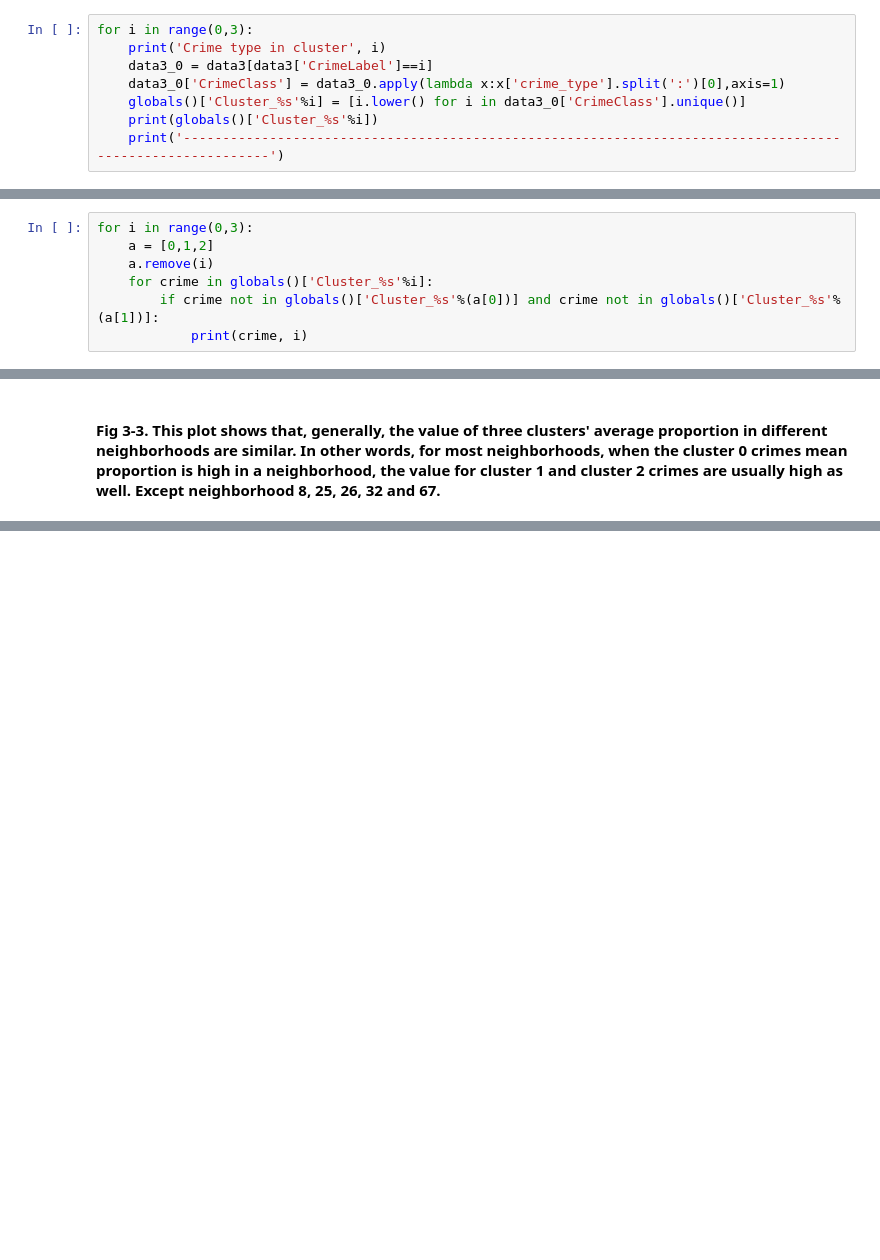
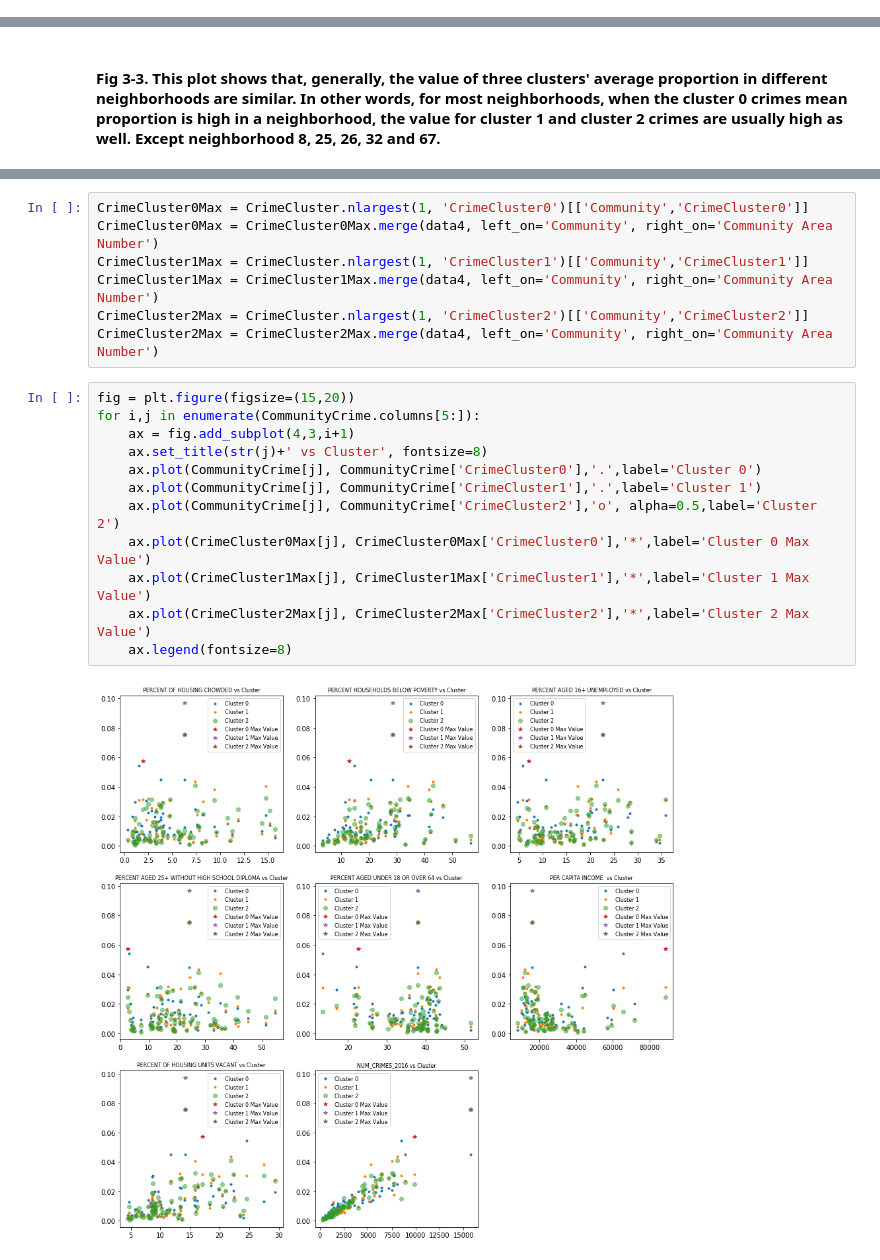
Before and after one commit to Mingyi1995/machine_learning_for_cities, a Jupyter notebook: HW3/MLC HW 3.ipynb, the cells around one changed output, grey strips where cells are left out. Cells and saved outputs as stored; diff of their text form; blank space fills up the shorter version.

```diff
--- a/HW3/MLC HW 3.ipynb
+++ b/HW3/MLC HW 3.ipynb
@@ -212,10 +208,2 @@ Text(0.5, 1.0, "Each Cluster's Mean Value for Hour of Day  Figure 3-1")
 # %% [markdown]
 #### Fig 3-1. In this plot, we can tell that the mean crime proportion of cluster 1 and cluster 2 in 24 hour of a day are relatively more stable than cluster 0. For cluster 0, there are three obvious peaks: two high peaks in 9:00 am and 12:00 pm and start to decrease, and one low peak value in 11:00 am. For cluster 1 and cluster 2, there is no dramaticly increase or decrease.
-# %%
-for i in range(0,3):
-    print('Crime type in cluster', i)
-    data3_0 = data3[data3['CrimeLabel']==i]
-    data3_0['CrimeClass'] = data3_0.apply(lambda x:x['crime_type'].split(':')[0],axis=1)
-    globals()['Cluster_%s'%i] = [i.lower() for i in data3_0['CrimeClass'].unique()]
-    print(globals()['Cluster_%s'%i])
-    print('----------------------------------------------------------------------------------------------------------')
@@ -232,7 +209,0 @@ Crime type in cluster 2
-# %%
-for i in range(0,3):
-    a = [0,1,2]
-    a.remove(i)
-    for crime in globals()['Cluster_%s'%i]:
-        if crime not in globals()['Cluster_%s'%(a[0])] and crime not in globals()['Cluster_%s'%(a[1])]:
-            print(crime, i)
@@ -282,0 +294,21 @@ Text(0.5, 1.0, "Each Cluster's Mean Value for Different Neighborhoods  Figure 3-
+# %%
+CrimeCluster0Max = CrimeCluster.nlargest(1, 'CrimeCluster0')[['Community','CrimeCluster0']]
+CrimeCluster0Max = CrimeCluster0Max.merge(data4, left_on='Community', right_on='Community Area Number')
+CrimeCluster1Max = CrimeCluster.nlargest(1, 'CrimeCluster1')[['Community','CrimeCluster1']]
+CrimeCluster1Max = CrimeCluster1Max.merge(data4, left_on='Community', right_on='Community Area Number')
+CrimeCluster2Max = CrimeCluster.nlargest(1, 'CrimeCluster2')[['Community','CrimeCluster2']]
+CrimeCluster2Max = CrimeCluster2Max.merge(data4, left_on='Community', right_on='Community Area Number')
+# %%
+fig = plt.figure(figsize=(15,20))
+for i,j in enumerate(CommunityCrime.columns[5:]):
+    ax = fig.add_subplot(4,3,i+1)
+    ax.set_title(str(j)+' vs Cluster', fontsize=8)
+    ax.plot(CommunityCrime[j], CommunityCrime['CrimeCluster0'],'.',label='Cluster 0')
+    ax.plot(CommunityCrime[j], CommunityCrime['CrimeCluster1'],'.',label='Cluster 1')
+    ax.plot(CommunityCrime[j], CommunityCrime['CrimeCluster2'],'o', alpha=0.5,label='Cluster 2')
+    ax.plot(CrimeCluster0Max[j], CrimeCluster0Max['CrimeCluster0'],'*',label='Cluster 0 Max Value')
+    ax.plot(CrimeCluster1Max[j], CrimeCluster1Max['CrimeCluster1'],'*',label='Cluster 1 Max Value')
+    ax.plot(CrimeCluster2Max[j], CrimeCluster2Max['CrimeCluster2'],'*',label='Cluster 2 Max Value')
+    ax.legend(fontsize=8)
+# %% [output]
+[figure, added]
```
Also changed, not shown: parts of 40 cells of this notebook.
